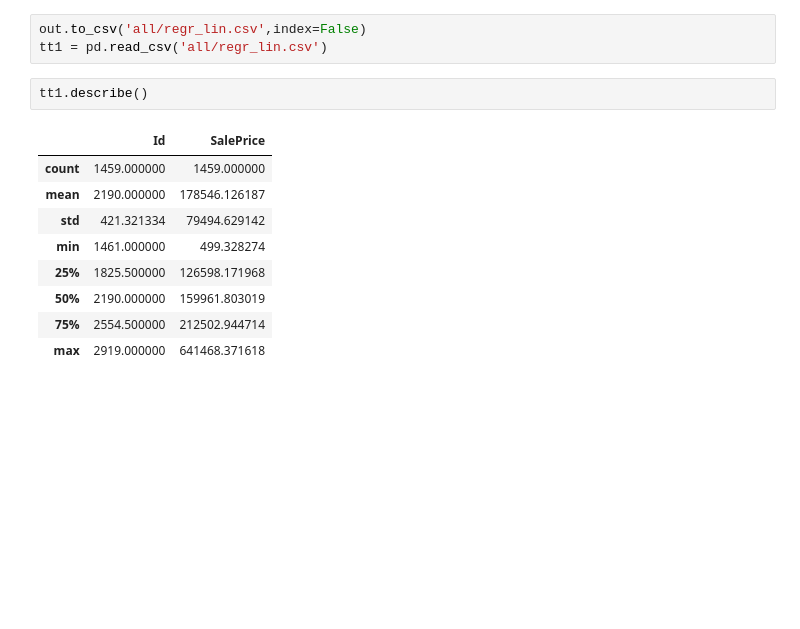
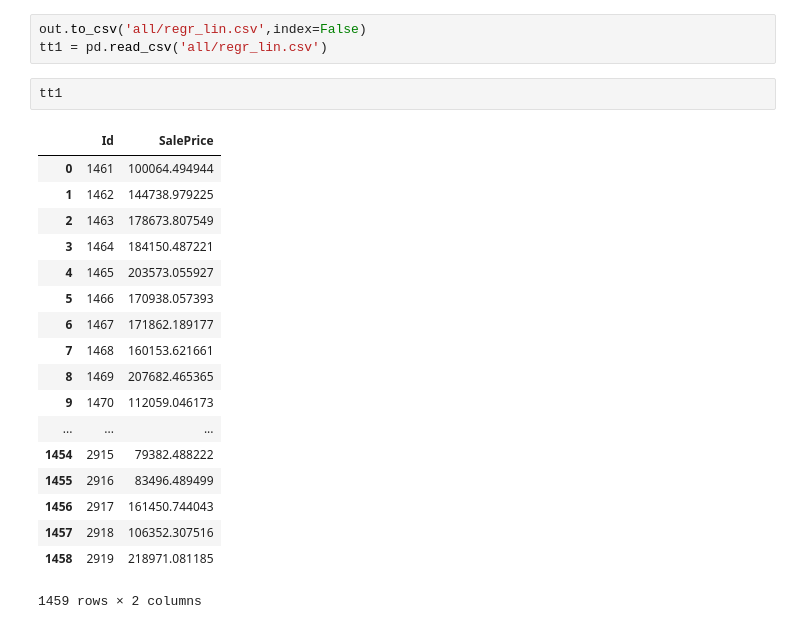
Before and after one commit to joseucsp/Kaggle-House-Prices, a Jupyter notebook: mod1.ipynb, the cells around one changed output. Drawn from its saved outputs; the diff is of its cells as text; blank space fills up the shorter version.

```diff
--- a/mod1.ipynb
+++ b/mod1.ipynb
@@ -298,14 +299,23 @@ out     = pd.concat([test_data['Id'],pred_pd], axis=1)
 out.to_csv('all/regr_lin.csv',index=False)
 tt1 = pd.read_csv('all/regr_lin.csv')
 # %%
-tt1.describe()
+tt1
 # %% [output]
 |  | Id | SalePrice |
-| count | 1459.000000 | 1459.000000 |
-| mean | 2190.000000 | 178546.126187 |
-| std | 421.321334 | 79494.629142 |
-| min | 1461.000000 | 499.328274 |
-| 25% | 1825.500000 | 126598.171968 |
-| 50% | 2190.000000 | 159961.803019 |
-| 75% | 2554.500000 | 212502.944714 |
-| max | 2919.000000 | 641468.371618 |
+| 0 | 1461 | 100064.494944 |
+| 1 | 1462 | 144738.979225 |
+| 2 | 1463 | 178673.807549 |
+| 3 | 1464 | 184150.487221 |
+| 4 | 1465 | 203573.055927 |
+| 5 | 1466 | 170938.057393 |
+| 6 | 1467 | 171862.189177 |
+| 7 | 1468 | 160153.621661 |
+| 8 | 1469 | 207682.465365 |
+| 9 | 1470 | 112059.046173 |
+| ... | ... | ... |
+| 1454 | 2915 | 79382.488222 |
+| 1455 | 2916 | 83496.489499 |
+| 1456 | 2917 | 161450.744043 |
+| 1457 | 2918 | 106352.307516 |
+| 1458 | 2919 | 218971.081185 |
+1459 rows × 2 columns
```
Also changed, not shown: parts of 5 cells of this notebook, 6 other files.
